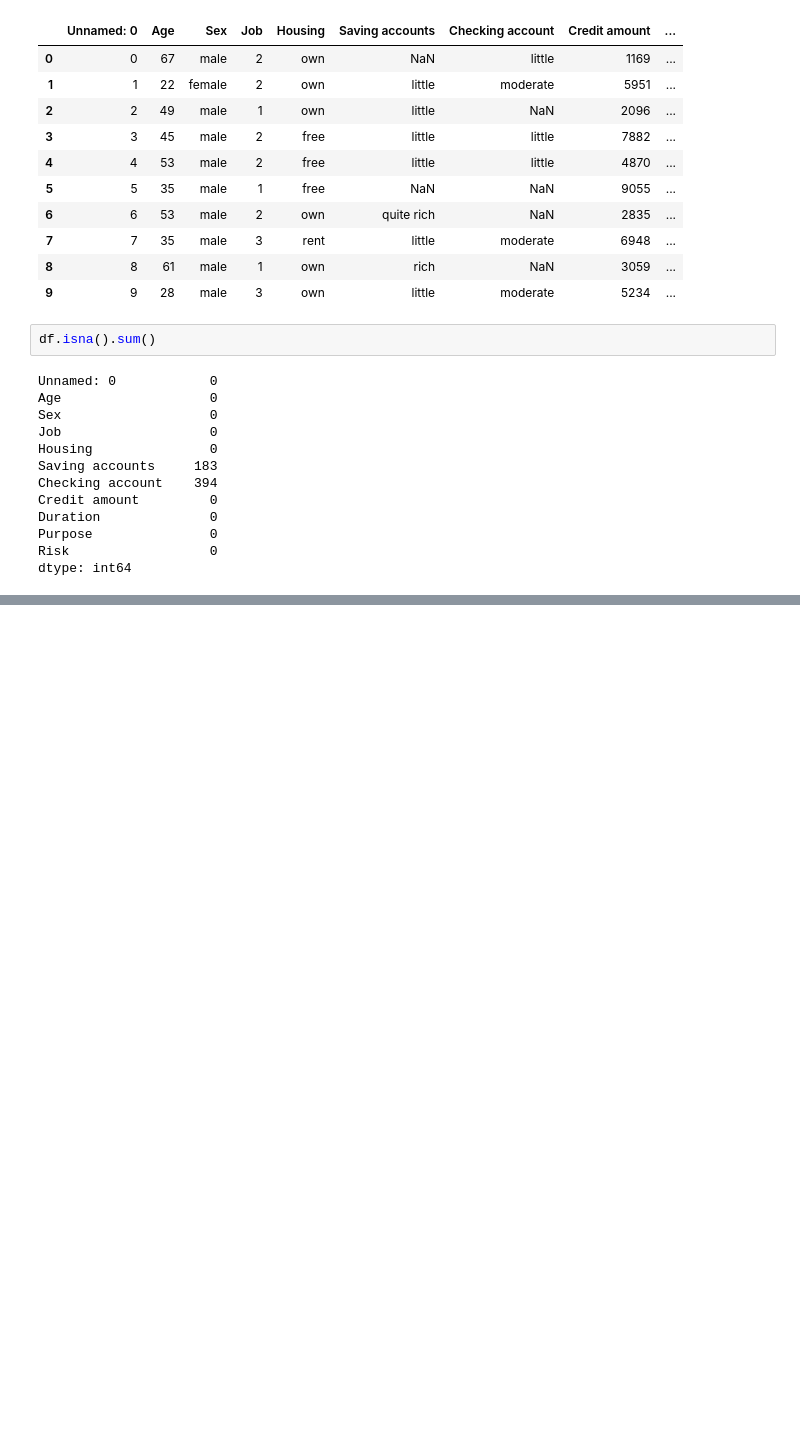
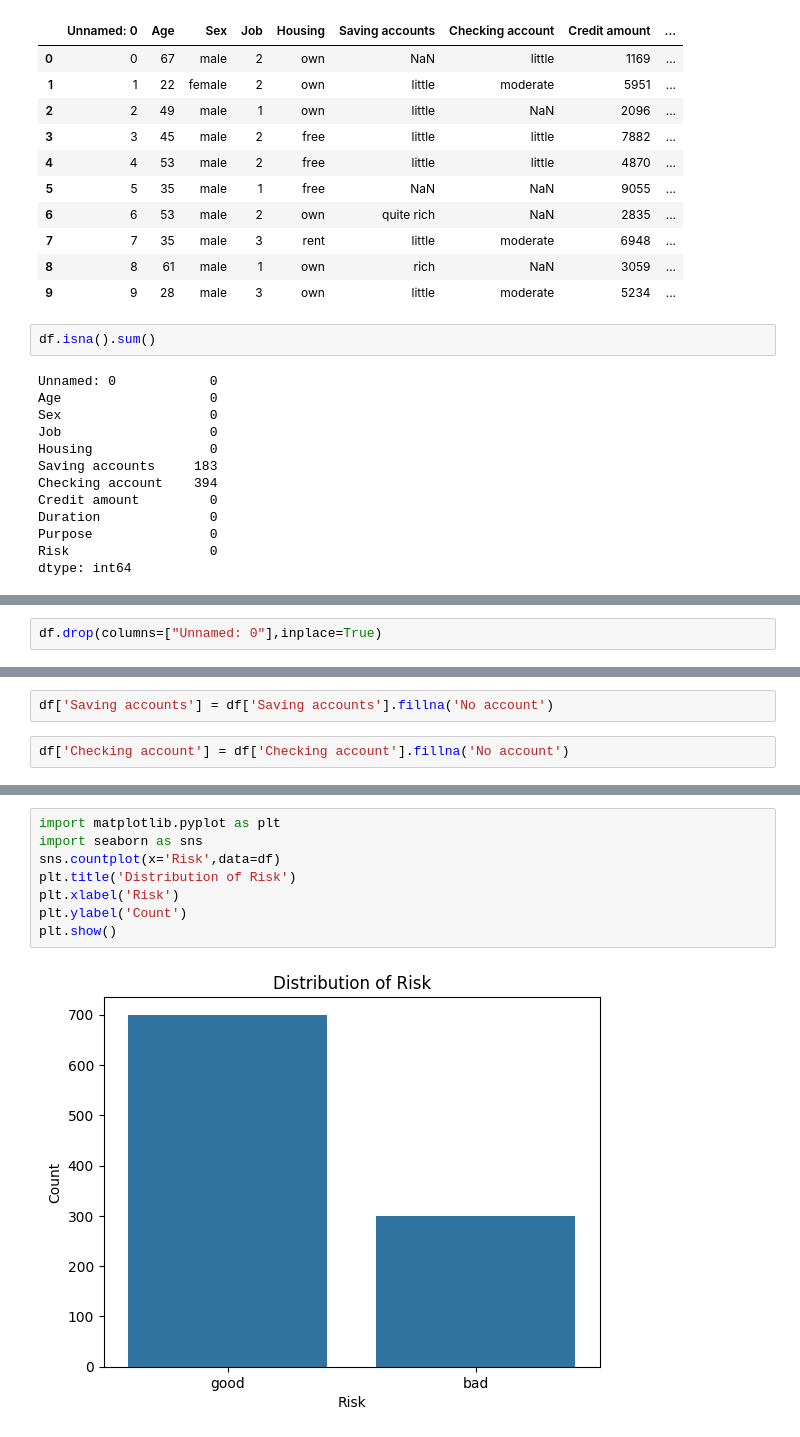
Before and after one commit to snehauppula/Credit-Risk-Assessment, a Jupyter notebook: notebooks/1_cleaning_preproccing.ipynb, the cells around one changed output, grey strips where cells are left out. Saved outputs shown, nothing was run; the diff lists cells and outputs as text; blank space fills up the shorter version.

```diff
--- a/notebooks/1_cleaning_preproccing.ipynb
+++ b/notebooks/1_cleaning_preproccing.ipynb
@@ -32,0 +58,2 @@ dtype: int64
+# %%
+df.drop(columns=["Unnamed: 0"],inplace=True)
@@ -32,0 +87,4 @@ dtype: int64
+# %%
+df['Saving accounts'] = df['Saving accounts'].fillna('No account')
+# %%
+df['Checking account'] = df['Checking account'].fillna('No account')
@@ -32,0 +125,10 @@ dtype: int64
+# %%
+import matplotlib.pyplot as plt
+import seaborn as sns
+sns.countplot(x='Risk',data=df)
+plt.title('Distribution of Risk')
+plt.xlabel('Risk')
+plt.ylabel('Count')
+plt.show()
+# %% [output]
+[figure, added]
```
Also changed, not shown: parts of 16 cells of this notebook, 1 other file.
